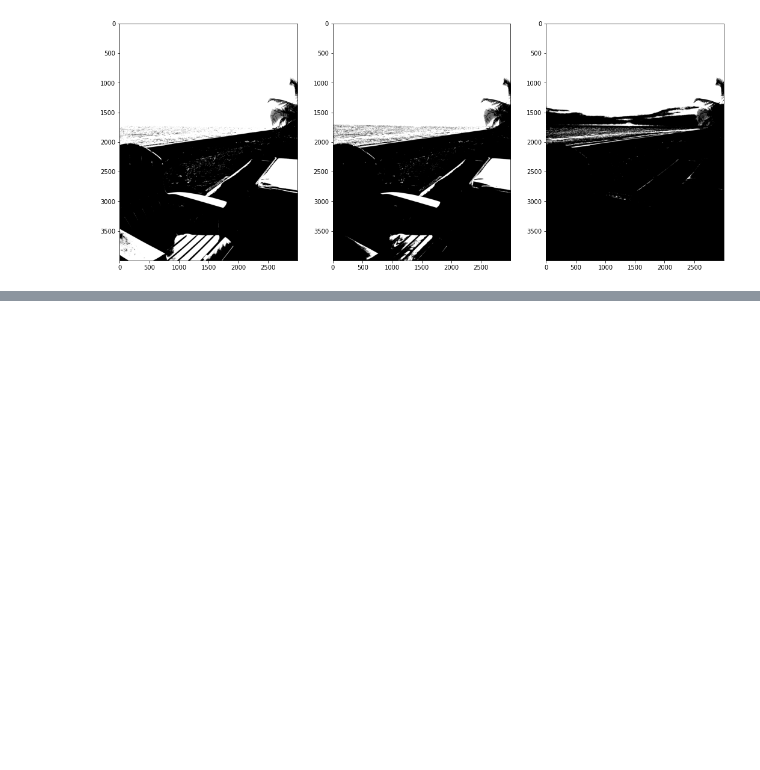
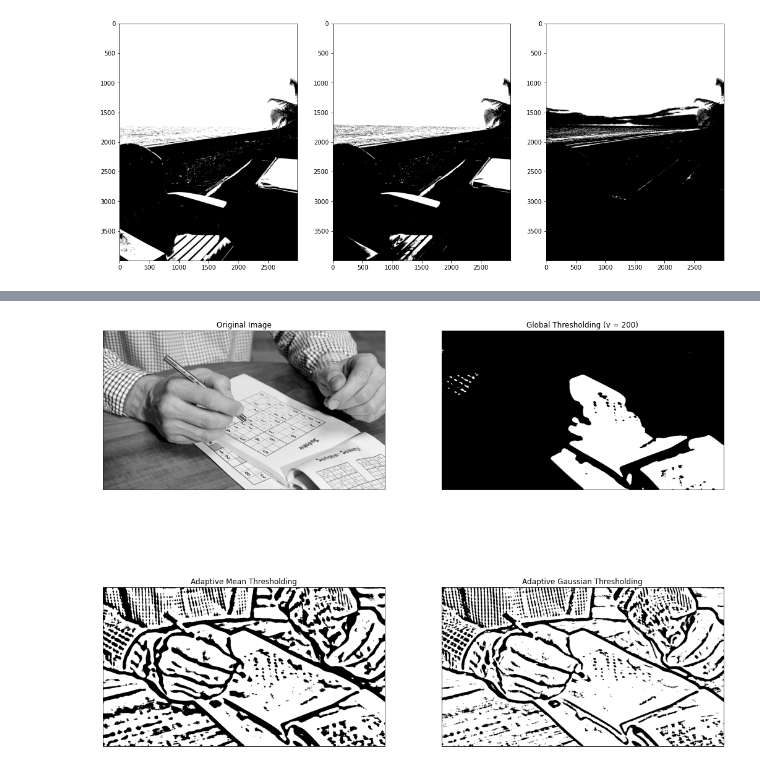
Before and after one commit to angshumansinha/Computer-Vision-Basics, a Jupyter notebook: Image_Color_Removal.ipynb, the cells around one changed output, grey strips where cells are left out. Cells and saved outputs as stored; diff of their text form; code cells hidden in the pictures; blank space fills up the shorter version.

```diff
--- a/Image_Color_Removal.ipynb
+++ b/Image_Color_Removal.ipynb
@@ -86,0 +147,23 @@ ax[2].imshow(grayscale_BW(img_grey,185),cmap='gray')
+# %%
+#lets use opencv for a faster execution and a different image
+# threshold methods are used:
+#                     - Adaptive Mean Thresholding
+#                     - Adaptive Gaussian Thresholding
+rcParams['figure.figsize'] = (18,14)
+threshold = 200 # Also try it with 215 and 225
+#img0 = cv2.imread('/content/sunset.jpg',0)
+img = cv2.cvtColor(sud_img, cv2.COLOR_BGR2GRAY)
+img1 = cv2.medianBlur(img,17)
+ret,th1 = cv2.threshold(img1,threshold,255,cv2.THRESH_BINARY)
+th2 = cv2.adaptiveThreshold(img1,255,cv2.ADAPTIVE_THRESH_MEAN_C,cv2.THRESH_BINARY,33,2)
+th3 = cv2.adaptiveThreshold(img1,255,cv2.ADAPTIVE_THRESH_GAUSSIAN_C,cv2.THRESH_BINARY,33,2)
+titles = ['Original Image', 'Global Thresholding (v = '+str(threshold)+')',
+            'Adaptive Mean Thresholding', 'Adaptive Gaussian Thresholding']
+images = [img, th1, th2, th3]
+for i in range(4):
+    plt.subplot(2,2,i+1),plt.imshow(images[i],'gray')
+    plt.title(titles[i])
+    plt.xticks([]),plt.yticks([])
+plt.show()
+# %% [output]
+[figure, added]
```
Also changed, not shown: parts of 6 cells of this notebook.
